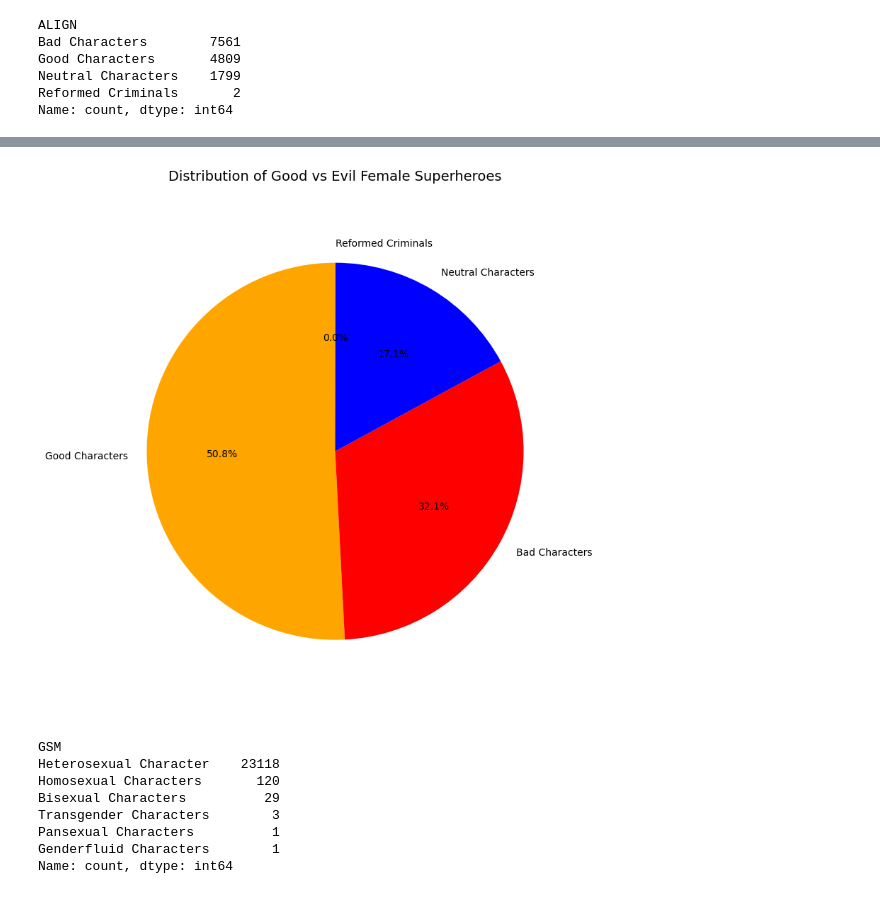
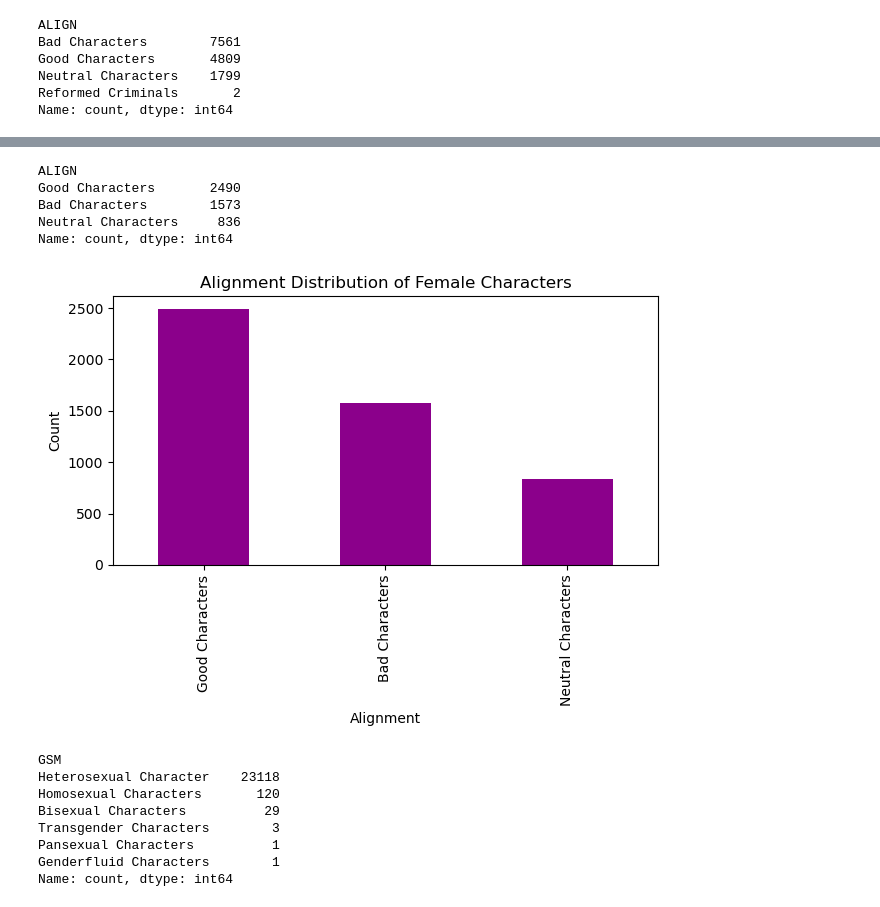
Before and after one commit to jennalovesdata/capstone_superheroes, a Jupyter notebook: notebooks/superhero_gender.ipynb, the cells around one changed output, grey strips where cells are left out. Cells and saved outputs as stored; diff of their text form; code cells hidden in the pictures.

```diff
--- a/notebooks/superhero_gender.ipynb
+++ b/notebooks/superhero_gender.ipynb
@@ -209,13 +210,23 @@ Reformed Criminals       1
 Name: count, dtype: int64
+# %%
+top_three_alignments2 = female_alignment_counts.head(3)
+top_three_alignments2
+# %% [output]
+ALIGN
+Good Characters       2490
+Bad Characters        1573
+Neutral Characters     836
+Name: count, dtype: int64
 # %%
-plt.figure(figsize=(8, 8))
-plt.pie(female_alignment_counts, labels=female_alignment_counts.index, autopct='%1.1f%%', colors=['orange', 'red', 'blue'], startangle=90)
-plt.title('Distribution of Good vs Evil Female Superheroes', fontsize=14)
-plt.axis('equal')
+top_three_alignments2.plot(kind='bar', color='darkmagenta')
+plt.xlabel('Alignment')
+plt.ylabel('Count')
+plt.title('Alignment Distribution of Female Characters')
 plt.tight_layout()
+plt.savefig('good_evil_female.png', transparent=True)
 plt.show()
 # %% [output]
-[figure, old version]
+[figure, new version]
 # %%
 both_df['GSM'] = both_df['GSM'].replace('Transvestites', 'Transgender Characters')
 both_df['GSM'].value_counts()
```
Also changed, not shown: parts of 9 cells of this notebook, 22 other files.
